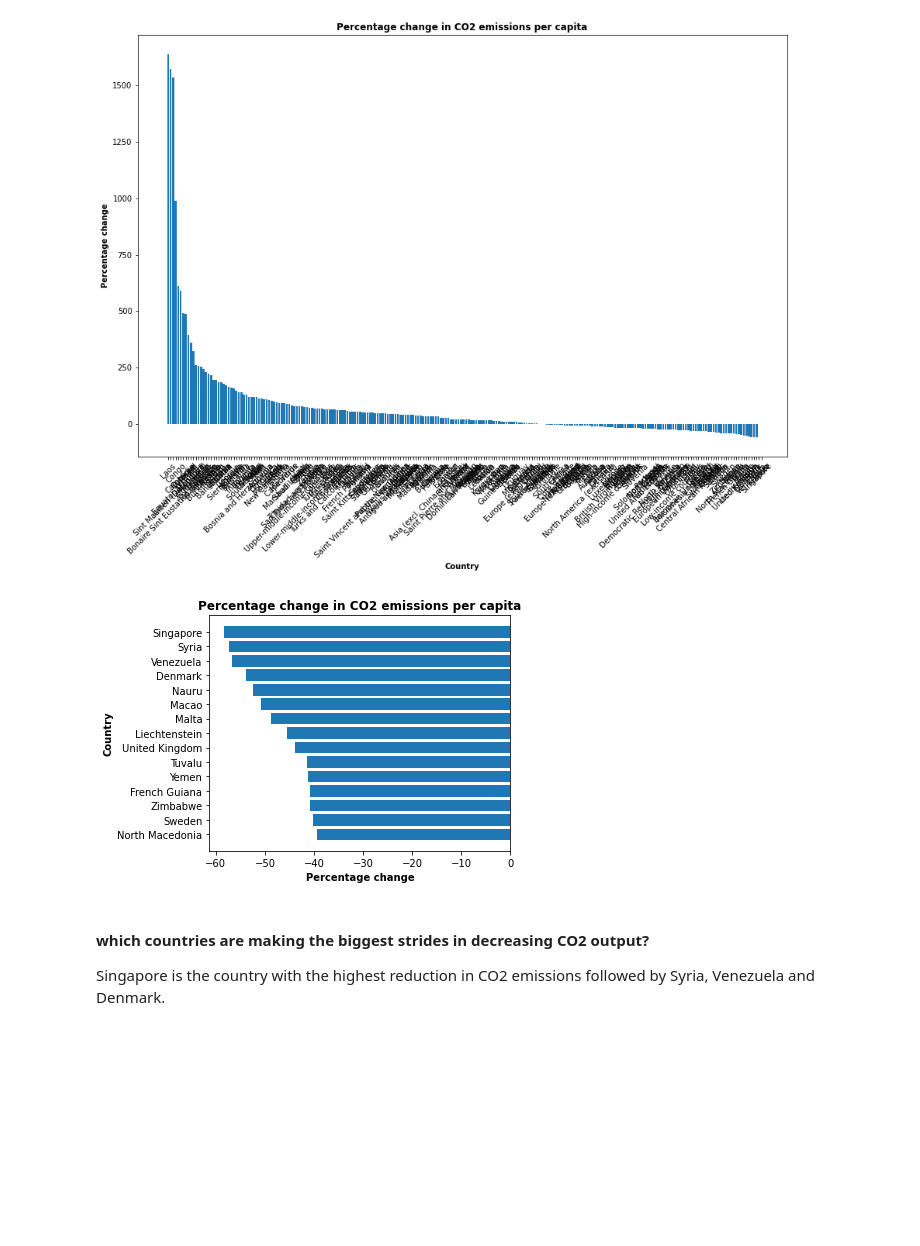
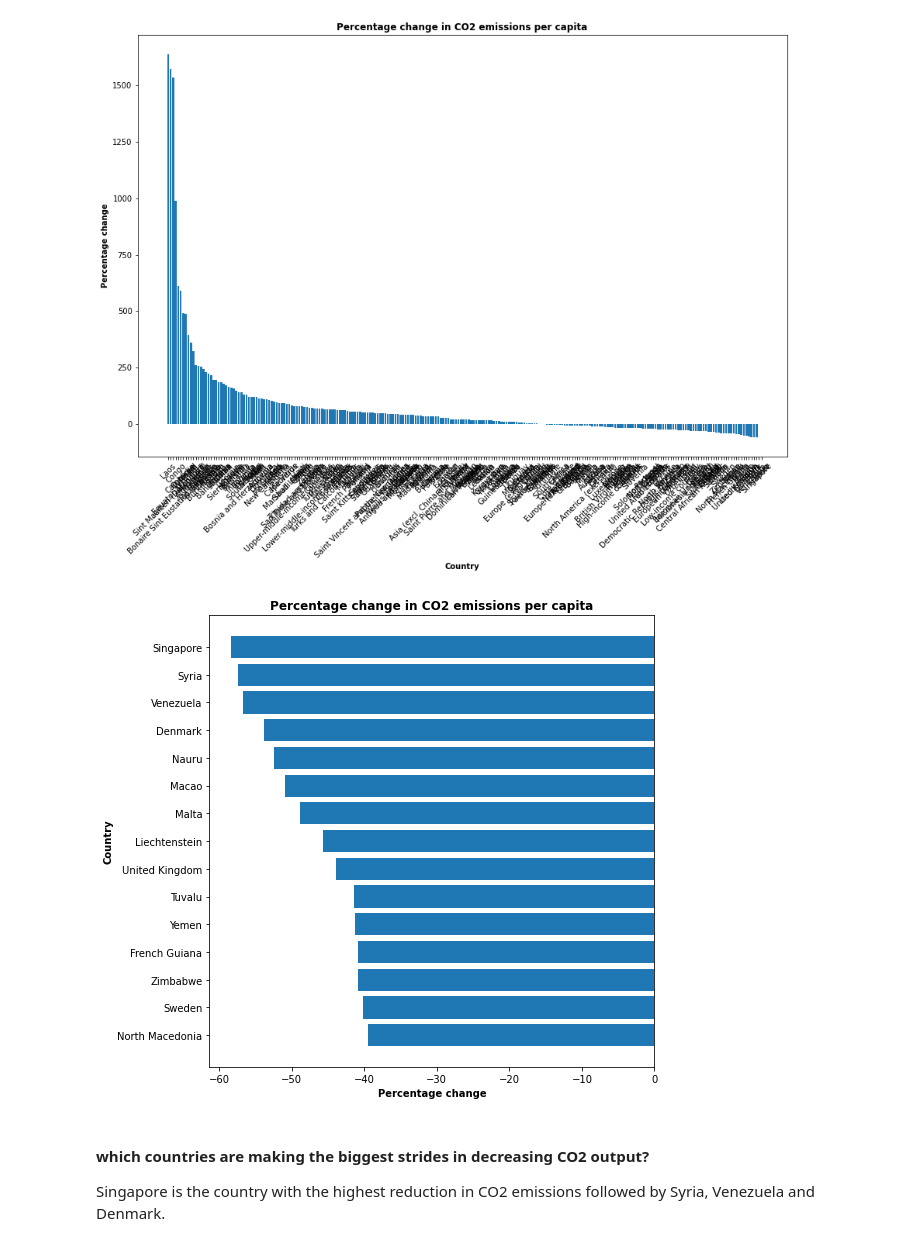
Before and after one commit to MandyP717/Data-analytics-with-python, a Jupyter notebook: Final CO2 emissions/Final assignment.ipynb, the cells around one changed output. Cells and saved outputs as stored; diff of their text form; code cells hidden in the pictures; blank space fills up the shorter version.

```diff
--- a/Final CO2 emissions/Final assignment.ipynb
+++ b/Final CO2 emissions/Final assignment.ipynb
@@ -42,10 +42,10 @@ Meat production = Per capita meat consumption by type, https://ourworldindata.or
 
 Energy = "Primary energy consumption per capita, measured in kilowatt-hours per person per year.", https://ourworldindata.org/explorers/energy?facet=none&country=USA~GBR~CHN~OWID_WRL~IND~BRA~ZAF&hideControls=false&Total+or+Breakdown=Total&Energy+or+Electricity=Primary+energy&Metric=Per+capita+consumption
 # %%
-world_co2 = pd.read_csv('co2.csv')
-GDP_capita = pd.read_csv("real-gdp-per-capita-PennWT.csv")
-meat_prod = pd.read_csv("per-capita-meat-consumption-by-type-kilograms-per-year.csv")
-energy = pd.read_csv('energy.csv')
+world_co2 = pd.read_csv('https://raw.githubusercontent.com/MandyP717/Data-analytics-with-python/main/Final%20CO2%20emissions/co2.csv')
+GDP_capita = pd.read_csv('https://raw.githubusercontent.com/MandyP717/Data-analytics-with-python/main/Final%20CO2%20emissions/real-gdp-per-capita-PennWT.csv')
+meat_prod = pd.read_csv('https://raw.githubusercontent.com/MandyP717/Data-analytics-with-python/main/Final%20CO2%20emissions/per-capita-meat-consumption-by-type-kilograms-per-year.csv')
+energy = pd.read_csv('https://raw.githubusercontent.com/MandyP717/Data-analytics-with-python/main/Final%20CO2%20emissions/energy.csv')
 
 
 #renaming columns
@@ -191,14 +191,15 @@ plt.show()
 # %%
 #displaying 15 countries with the biggest co2 reduction
 Country_reduction = target_change.dropna().tail(15)
+plt.figure(figsize=(8,7))
 plt.barh(Country_reduction.index, Country_reduction['Percent Change'])
 plt.ylabel('Country', weight='bold')
 plt.xlabel('Percentage change', weight='bold')
 plt.tight_layout()
 plt.title('Percentage change in CO2 emissions per capita', weight='bold')
 plt.show()
 # %% [output]
-[figure, old version]
+[figure, new version]
 # %% [markdown]
 #### which countries are making the biggest strides in decreasing CO2 output?
 Singapore is the country with the highest reduction in CO2 emissions followed by Syria, Venezuela and Denmark.
```
Also changed, not shown: parts of 2 cells of this notebook.
